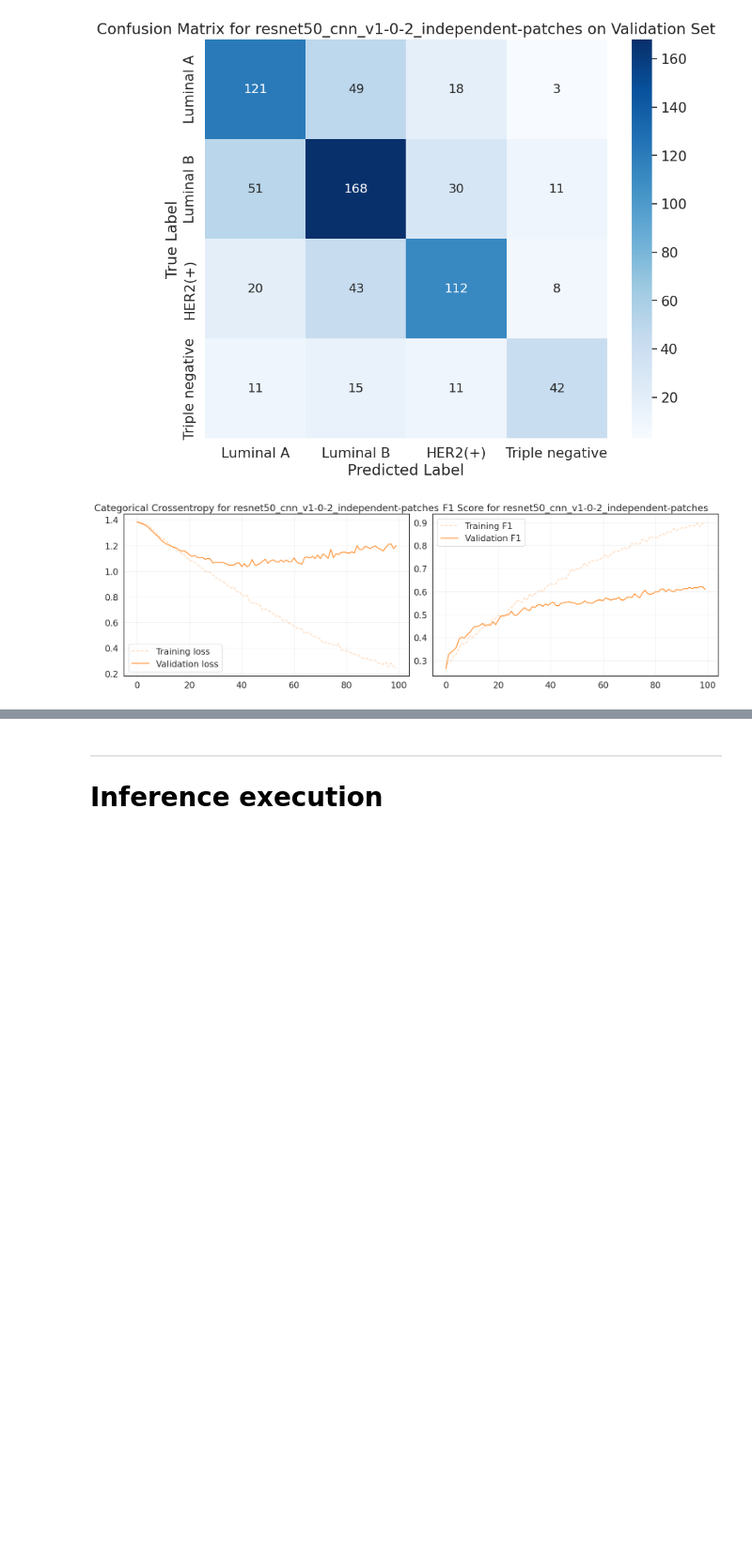
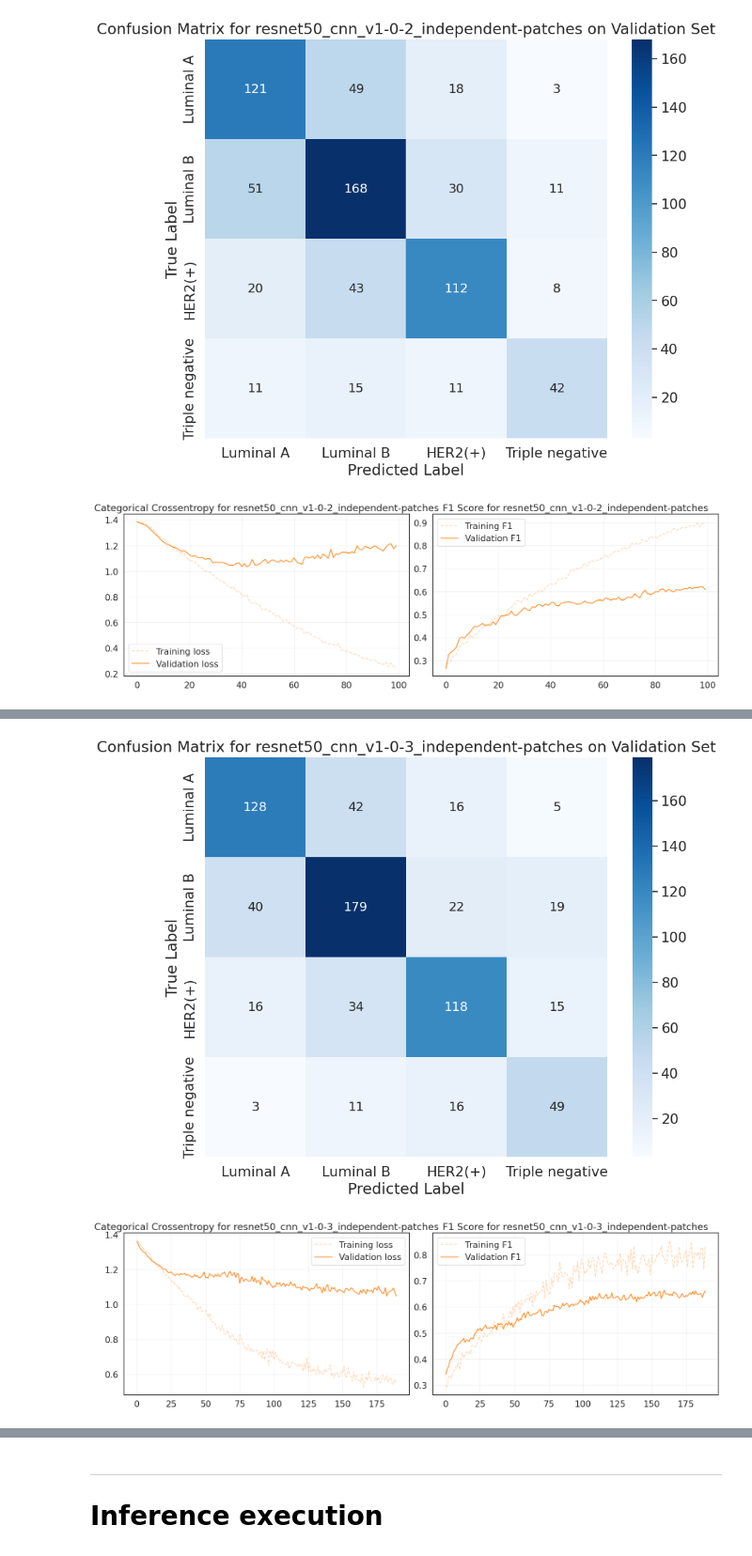
Before and after one commit to Luca4Spreafico/CHALLENGE-2---Ibuprofen, a Jupyter notebook: DP_AN2DL_SC_v1.ipynb, the cells around one changed output, grey strips where cells are left out. Shown at 94% size. Saved outputs shown, nothing was run; the diff lists cells and outputs as text; code cells hidden in the pictures; blank space fills up the shorter version.

Commit message:
v1.0.4 - train/val splits: keeping patches from same samples in the same set

```diff
--- a/DP_AN2DL_SC_v1.ipynb
+++ b/DP_AN2DL_SC_v1.ipynb
@@ -1794,0 +1869,7 @@ plot_training_history(resnet_1_0_2_history, experiment_name)
+# %%
+# Train/Val setup
+VAL_SIZE = 0.2    # @param Size or ratio for the validation set
+
+# 224, stride 64
+IMAGENET_MEAN = [0.485, 0.456, 0.406]
+IMAGENET_STD = [0.229, 0.224, 0.225]
@@ -1794,0 +2087,28 @@ plot_training_history(resnet_1_0_2_history, experiment_name)
+# %%
+%%time
+# Train model and track training history
+resnet_model_1_0_3, resnet_1_0_3_history = fit(
+    model=resnet_model_1_0_3,
+    train_loader=train_loader,
+    val_loader=val_loader,
+    epochs=EPOCHS,
+    criterion=criterion,
+    optimizer=optimizer,
+    scaler=scaler,
+    device=device,
+    writer=writer,
+    verbose=1,
+    experiment_name=experiment_name,
+    patience=PATIENCE,
+    mixup_prob=MIXUP_PROB,
+    mixup_alpha=MIXUP_ALPHA
+)
+
+# Update best model if current performance is superior
+if resnet_1_0_3_history['val_f1'][-1] > best_performance:
+    best_model = resnet_model_1_0_3
+    best_performance = resnet_1_0_3_history['val_f1'][-1]
+
+# Calculate and print the final validation F1 score
+final_val_f1 = round(max(resnet_1_0_3_history['val_f1']) * 100, 2)
+print(f'Final validation F1 score: {final_val_f1}%')
@@ -1794,0 +2129,10 @@ plot_training_history(resnet_1_0_2_history, experiment_name)
+# %%
+# @title Insights
+plot_confusion_matrix(resnet_model_1_0_3, val_loader, device, ds_train, experiment_name)
+
+print("\n")
+
+plot_training_history(resnet_1_0_3_history, experiment_name)
+# %% [output]
+[figure, added]
+[figure, added]
```
Also changed, not shown: parts of 30 cells of this notebook.
